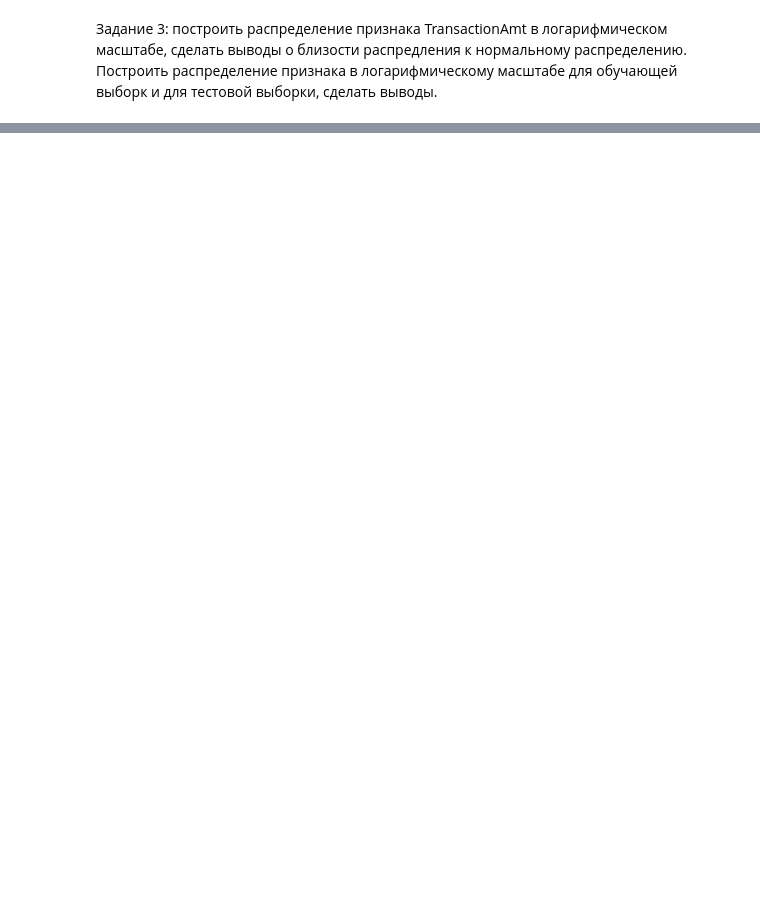
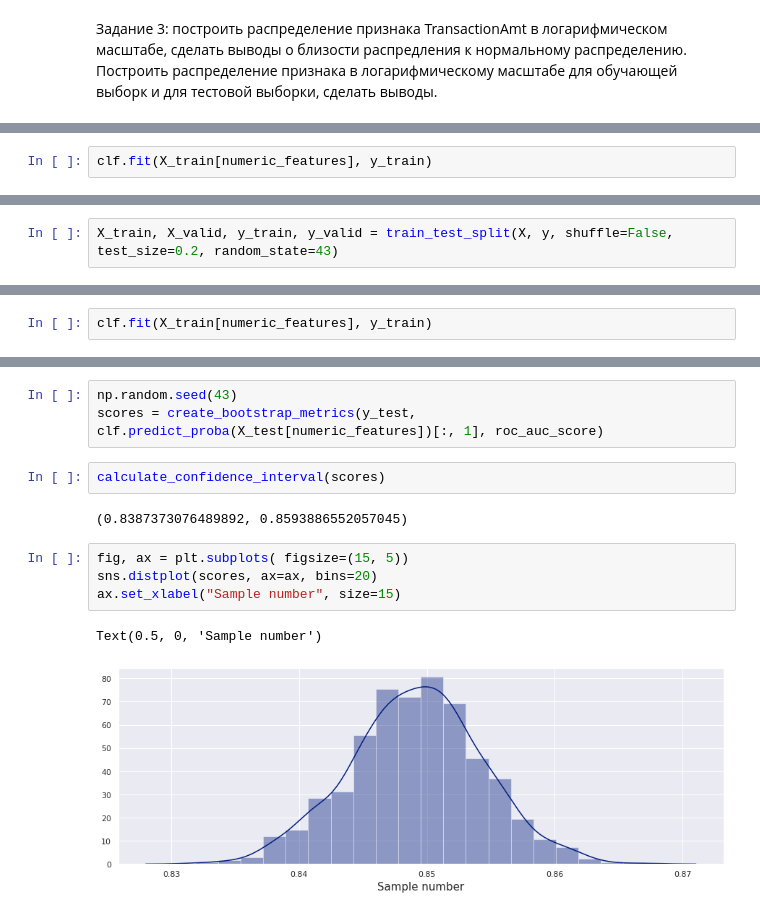
Before and after one commit to slowwavesleep/GB_KaggleCourse, a Jupyter notebook: HW2/HW2.ipynb, the cells around one changed output, grey strips where cells are left out. Drawn from its saved outputs; the diff is of its cells as text; blank space fills up the shorter version.

```diff
--- a/HW2/HW2.ipynb
+++ b/HW2/HW2.ipynb
@@ -81,0 +99,2 @@ g = sns.scatterplot(x='TransactionDT', y='TransactionAmt', data=test)
+# %%
+clf.fit(X_train[numeric_features], y_train)
@@ -81,0 +125,2 @@ g = sns.scatterplot(x='TransactionDT', y='TransactionAmt', data=test)
+# %%
+X_train, X_valid, y_train, y_valid = train_test_split(X, y, shuffle=False, test_size=0.2, random_state=43)
@@ -81,0 +129,2 @@ g = sns.scatterplot(x='TransactionDT', y='TransactionAmt', data=test)
+# %%
+clf.fit(X_train[numeric_features], y_train)
@@ -81,0 +260,14 @@ g = sns.scatterplot(x='TransactionDT', y='TransactionAmt', data=test)
+# %%
+np.random.seed(43)
+scores = create_bootstrap_metrics(y_test, clf.predict_proba(X_test[numeric_features])[:, 1], roc_auc_score)
+# %%
+calculate_confidence_interval(scores)
+# %% [output]
+(0.8387373076489892, 0.8593886552057045)
+# %%
+fig, ax = plt.subplots( figsize=(15, 5))
+sns.distplot(scores, ax=ax, bins=20)
+ax.set_xlabel("Sample number", size=15)
+# %% [output]
+Text(0.5, 0, 'Sample number')
+[figure, added]
```
Also changed, not shown: parts of 44 cells of this notebook.
